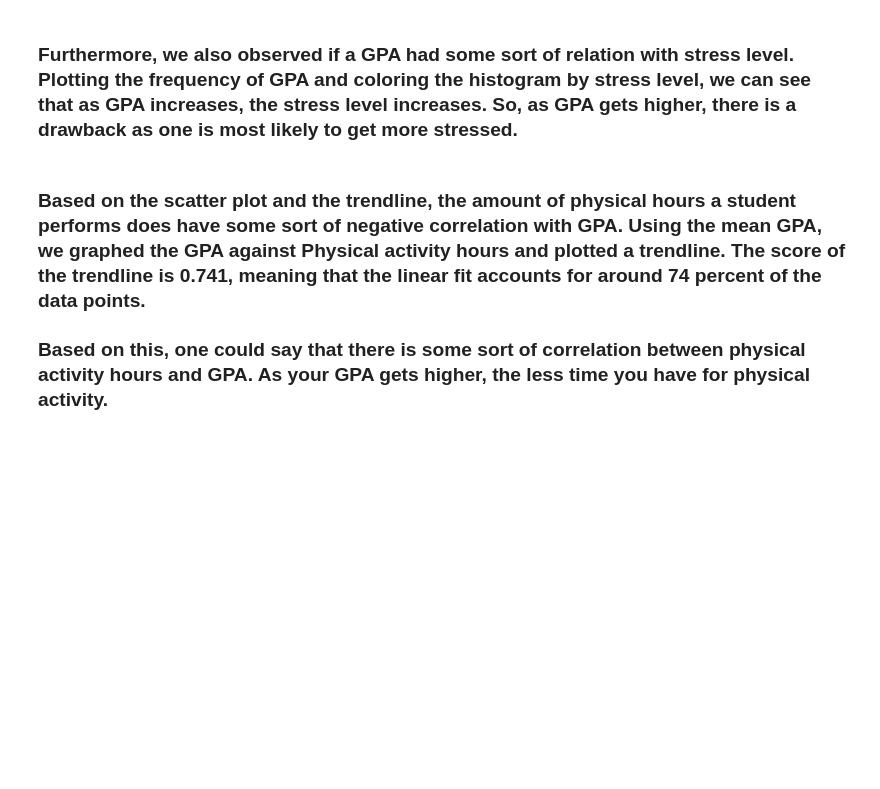
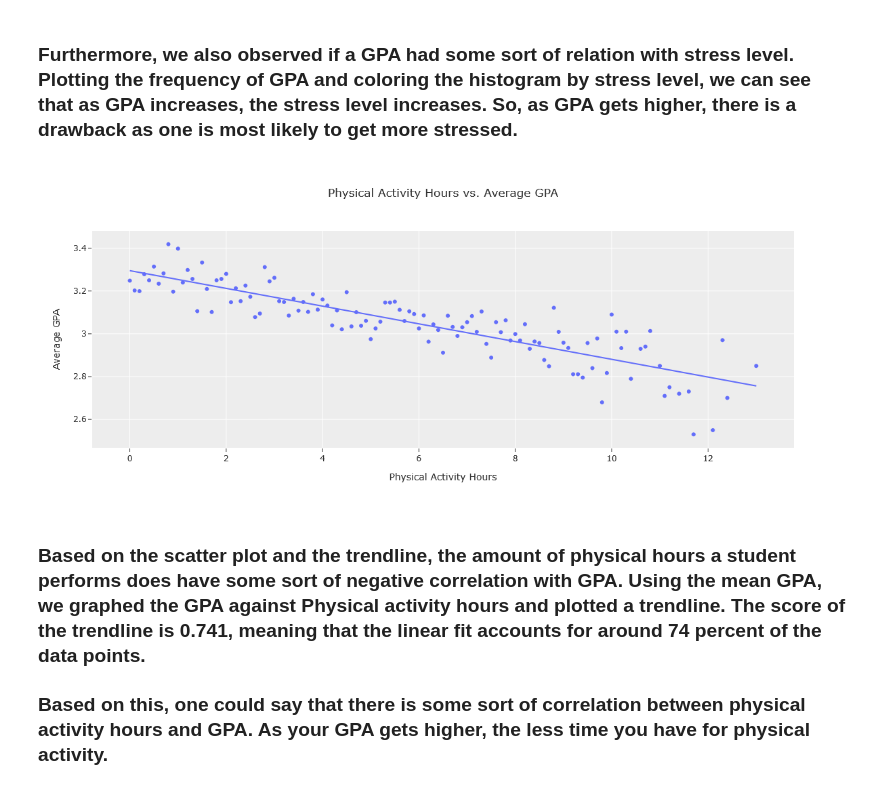
Before and after one commit to jonathan-mca/Data-Science-Group-Student-Life-, a Jupyter notebook: India Kaggle/Kaggle Data Set Analysis.ipynb, the cells around one changed output. Drawn from its saved outputs; the diff is of its cells as text; code cells hidden in the pictures; blank space fills up the shorter version.

```diff
--- a/India Kaggle/Kaggle Data Set Analysis.ipynb
+++ b/India Kaggle/Kaggle Data Set Analysis.ipynb
@@ -147,20 +151,22 @@ fig2.show()
 # %% [markdown]
 ### Furthermore, we also observed if a GPA had some sort of relation with stress level. Plotting the frequency of GPA and coloring the histogram by stress level, we can see that as GPA increases, the stress level increases. So, as GPA gets higher, there is a drawback as one is most likely to get more stressed.
 # %%
-DF_physical = DF.groupby('Physical Activity Hours')['GPA'].mean().reset_index()
-DF_physical
+DF_physicalin = DF_india.groupby('Physical Activity Hours')['GPA'].mean().reset_index()
+DF_physicalin
 
-fig_physical = px.scatter(DF_physical, x = 'Physical Activity Hours', y = 'GPA',
+fig_physicalin = px.scatter(DF_physicalin, x = 'Physical Activity Hours', y = 'GPA',
                   title = 'Physical Activity Hours vs. Average GPA',
                          trendline = 'ols')
-fig_physical.update_layout(bargap=0.02,
+fig_physicalin.update_layout(bargap=0.02,
                   yaxis_title = 'Average GPA',
                    autosize=False,
                    width=1000,
                    height=500,
                   template="ggplot2"
                        )
-fig_physical.show()
+fig_physicalin.show()
+# %% [output]
+[figure, added]
 # %% [markdown]
 ### Based on the scatter plot and the trendline, the amount of physical hours a student performs does have some sort of negative correlation with GPA. Using the mean GPA, we graphed the GPA against Physical activity hours and plotted a trendline. The score of the trendline is 0.741, meaning that the linear fit accounts for around 74 percent of the data points.
 
```
Also changed, not shown: parts of 23 cells of this notebook.
